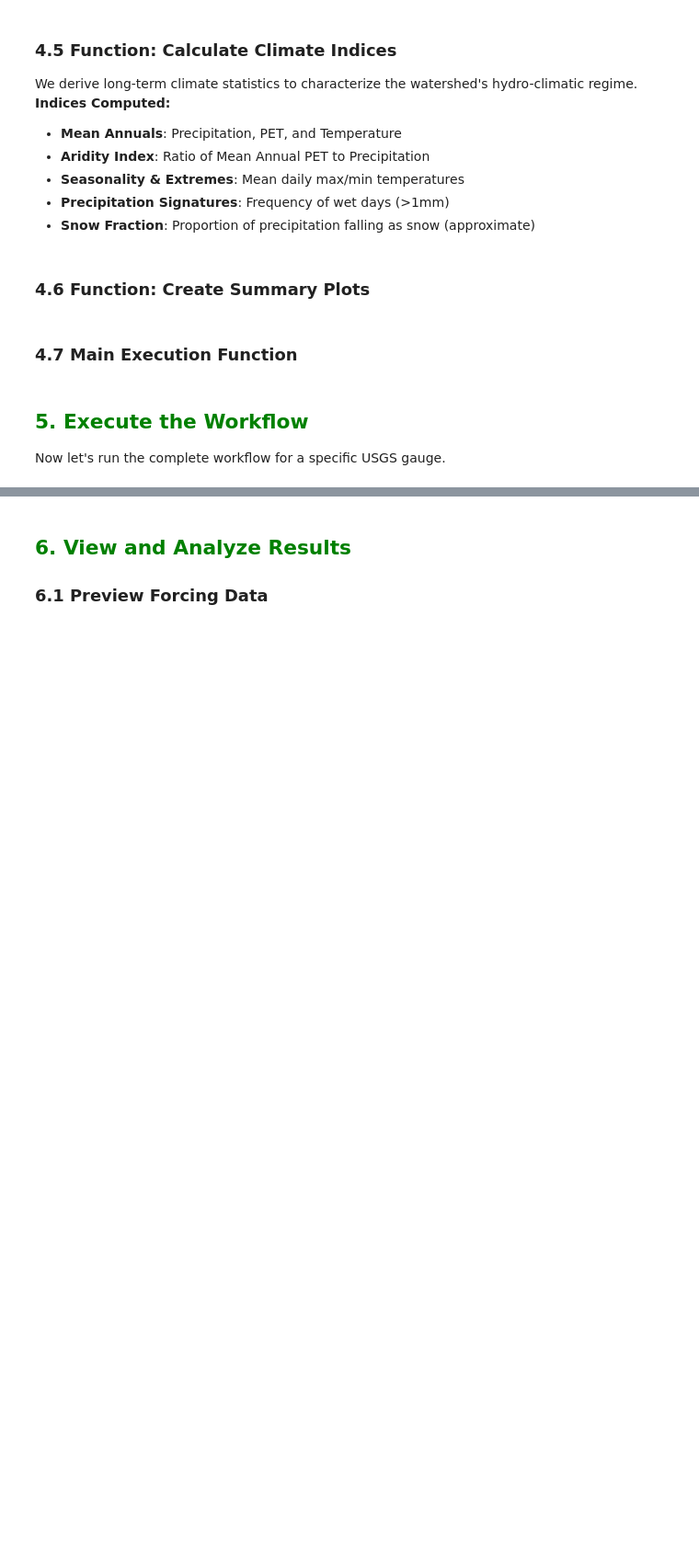
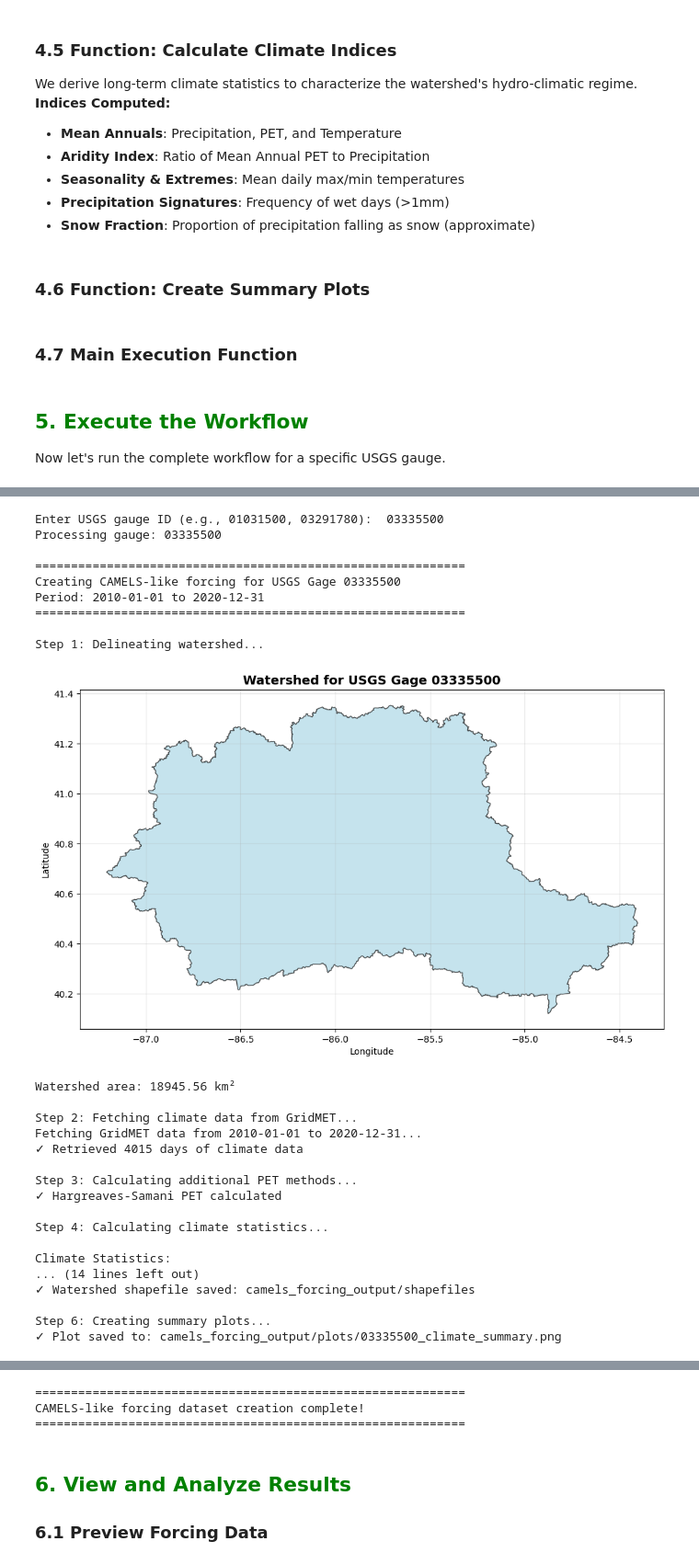
Before and after one commit to VMerwadeGroup/2025Dec_CAMELSWorkshop, a Jupyter notebook: camels_part2_notebook.ipynb, the cells around one changed output, grey strips where cells are left out. Shown at 92% size. Drawn from its saved outputs; the diff is of its cells as text; code cells hidden in the pictures; blank space fills up the shorter version.

```diff
--- a/camels_part2_notebook.ipynb
+++ b/camels_part2_notebook.ipynb
@@ -472,0 +435,48 @@ CAMELS-like forcing dataset creation complete!
+# %%
+# Define parameters
+def get_user_input():
+    """Interactive function to get USGS gauge ID from user"""
+    while True:
+        gauge_id = input("Enter USGS gauge ID (e.g., 01031500, 03291780): ").strip()
+        if len(gauge_id) >= 8 and gauge_id.isdigit():
+            return gauge_id
+        else:
+            print("Please enter a valid 8+ digit USGS gauge ID")
+
+# Get gauge ID from user
+gage_id = get_user_input()
+print(f"Processing gauge: {gage_id}")
+start_date = "2015-01-01"
+end_date = "2020-12-31"
+output_dir = Path("./camels_forcing_output")
+
+# Run the workflow
+df_forcing, climate_stats = create_camels_forcing(gage_id, start_date, end_date, output_dir)
+# %% [output]
+Enter USGS gauge ID (e.g., 01031500, 03291780):  03335500
+Processing gauge: 03335500
+
+============================================================
+Creating CAMELS-like forcing for USGS Gage 03335500
+Period: 2010-01-01 to 2020-12-31
+============================================================
+
+Step 1: Delineating watershed...
+[figure, added]
+Watershed area: 18945.56 km²
+
+Step 2: Fetching climate data from GridMET...
+Fetching GridMET data from 2010-01-01 to 2020-12-31...
+✓ Retrieved 4015 days of climate data
+
+Step 3: Calculating additional PET methods...
+✓ Hargreaves-Samani PET calculated
+
+Step 4: Calculating climate statistics...
+
+Climate Statistics:
+... (14 lines left out)
+✓ Watershed shapefile saved: camels_forcing_output/shapefiles
+
+Step 6: Creating summary plots...
+✓ Plot saved to: camels_forcing_output/plots/03335500_climate_summary.png
@@ -473,3 +484,6 @@ CAMELS-like forcing dataset creation complete!
+============================================================
+CAMELS-like forcing dataset creation complete!
+============================================================
 # %% [markdown]
 ## <span style="color:green">6. View and Analyze Results</span>
 
```
Also changed, not shown: parts of 6 cells of this notebook, 1 other file.
